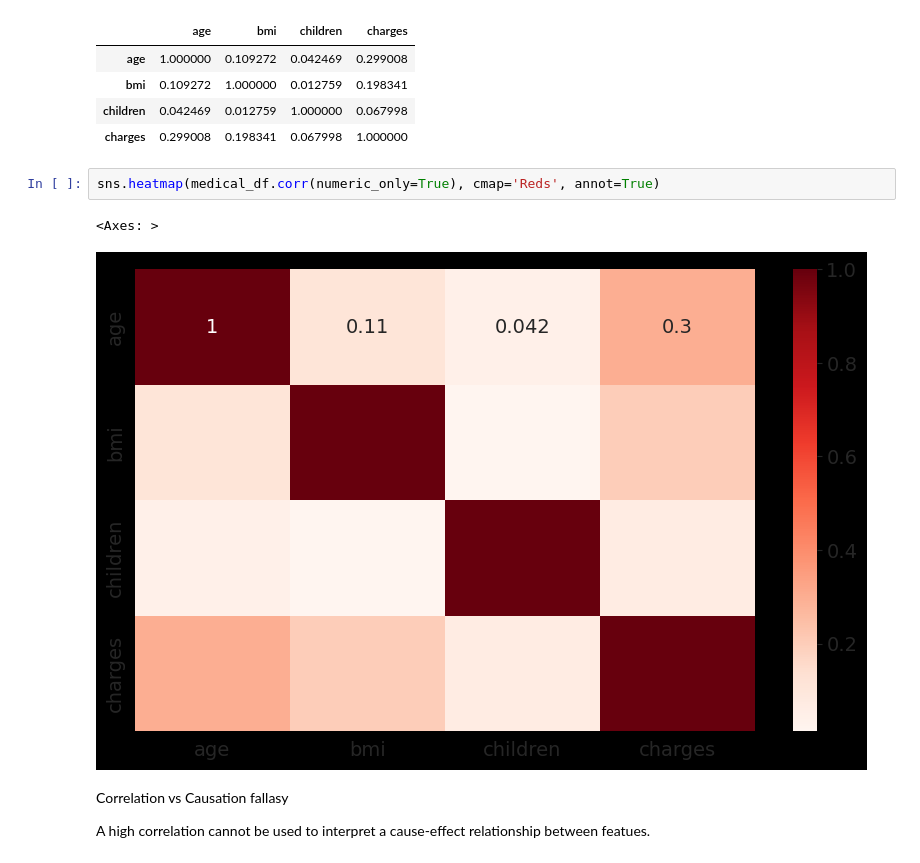
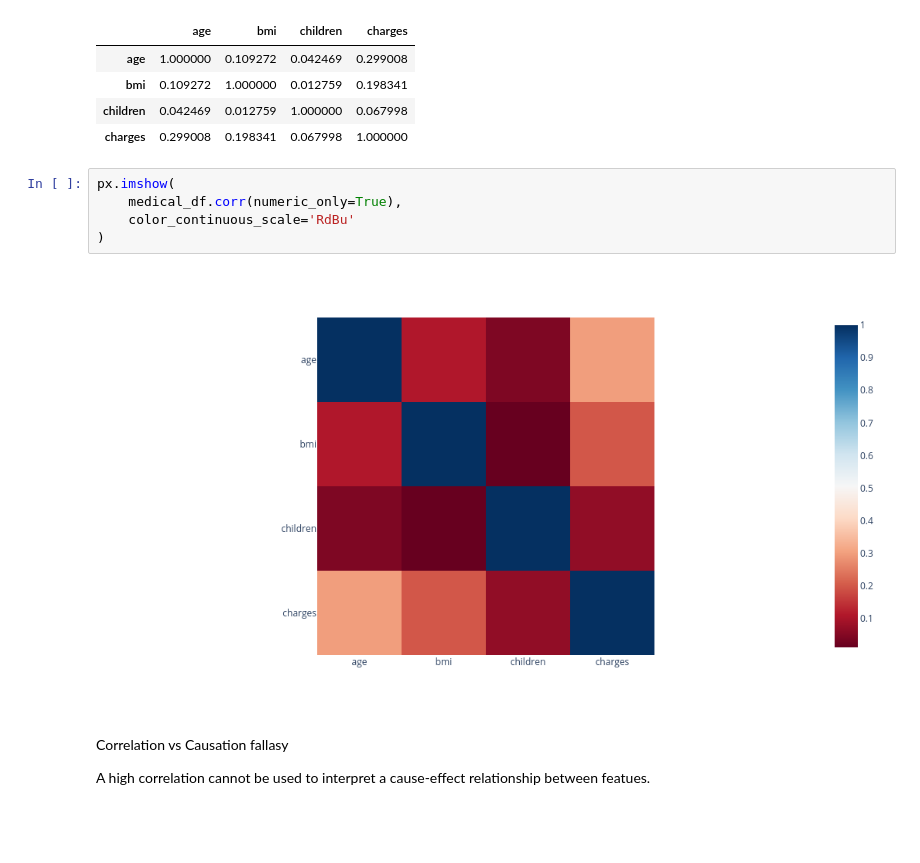
Before and after one commit to hereliesadvaith/Coding-Tutorials, a Jupyter notebook: 01_python/06_libraries/04_scikit_learn/00_linear_regression.ipynb, the cells around one changed output. Drawn from its saved outputs; the diff is of its cells as text; blank space fills up the shorter version.

```diff
--- a/01_python/06_libraries/04_scikit_learn/00_linear_regression.ipynb
+++ b/01_python/06_libraries/04_scikit_learn/00_linear_regression.ipynb
@@ -223,11 +214,13 @@ medical_df.corr(numeric_only=True)
 | bmi | 0.109272 | 1.000000 | 0.012759 | 0.198341 |
 | children | 0.042469 | 0.012759 | 1.000000 | 0.067998 |
 | charges | 0.299008 | 0.198341 | 0.067998 | 1.000000 |
-# %%
-sns.heatmap(medical_df.corr(numeric_only=True), cmap='Reds', annot=True)
-# %% [output]
-<Axes: >
-[figure, removed]
+# %%
+px.imshow(
+    medical_df.corr(numeric_only=True),
+    color_continuous_scale='RdBu'
+)
+# %% [output]
+[figure, added]
 # %% [markdown]
 Correlation vs Causation fallasy
 
```
Also changed, not shown: parts of 8 cells of this notebook.
